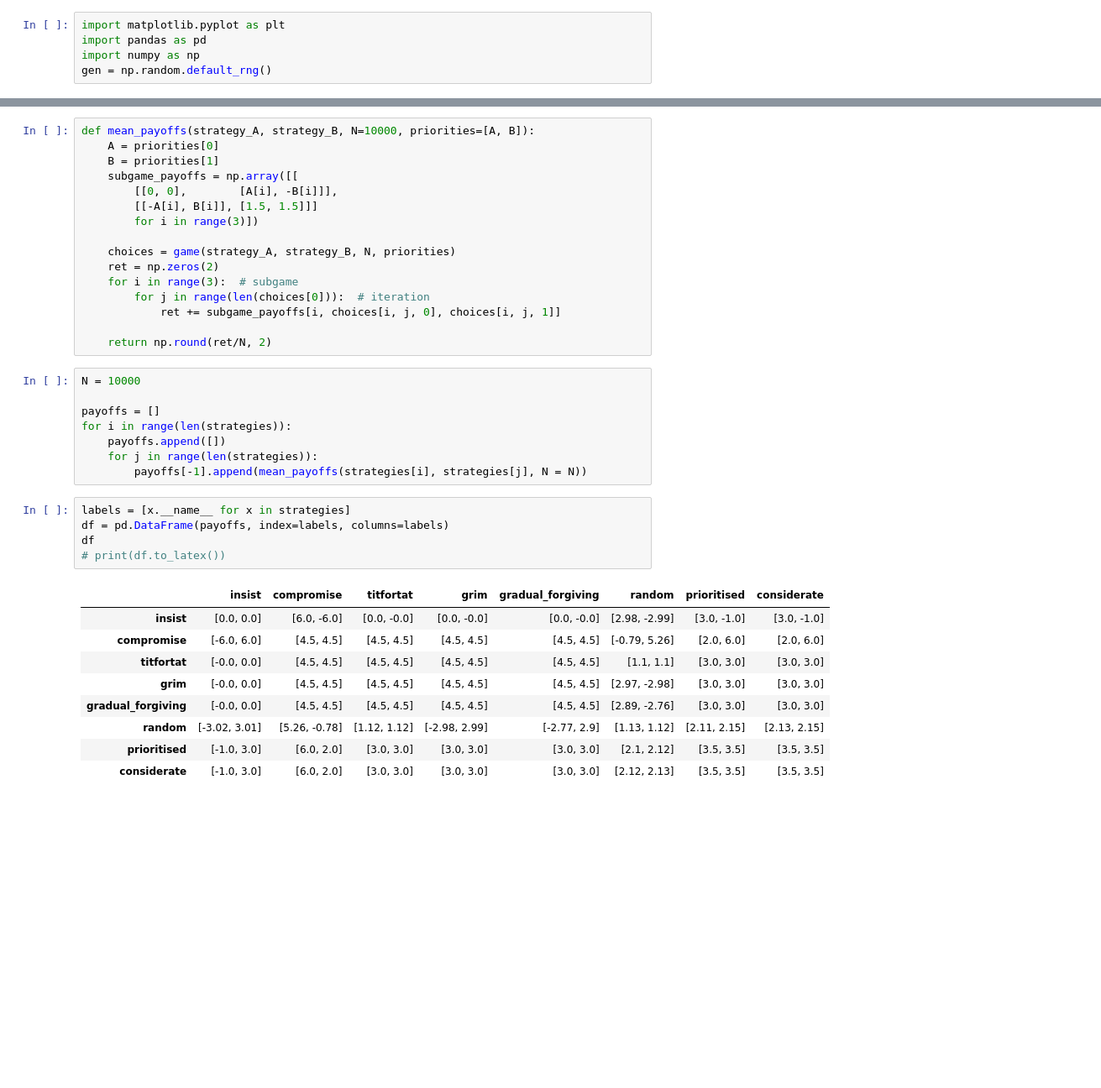
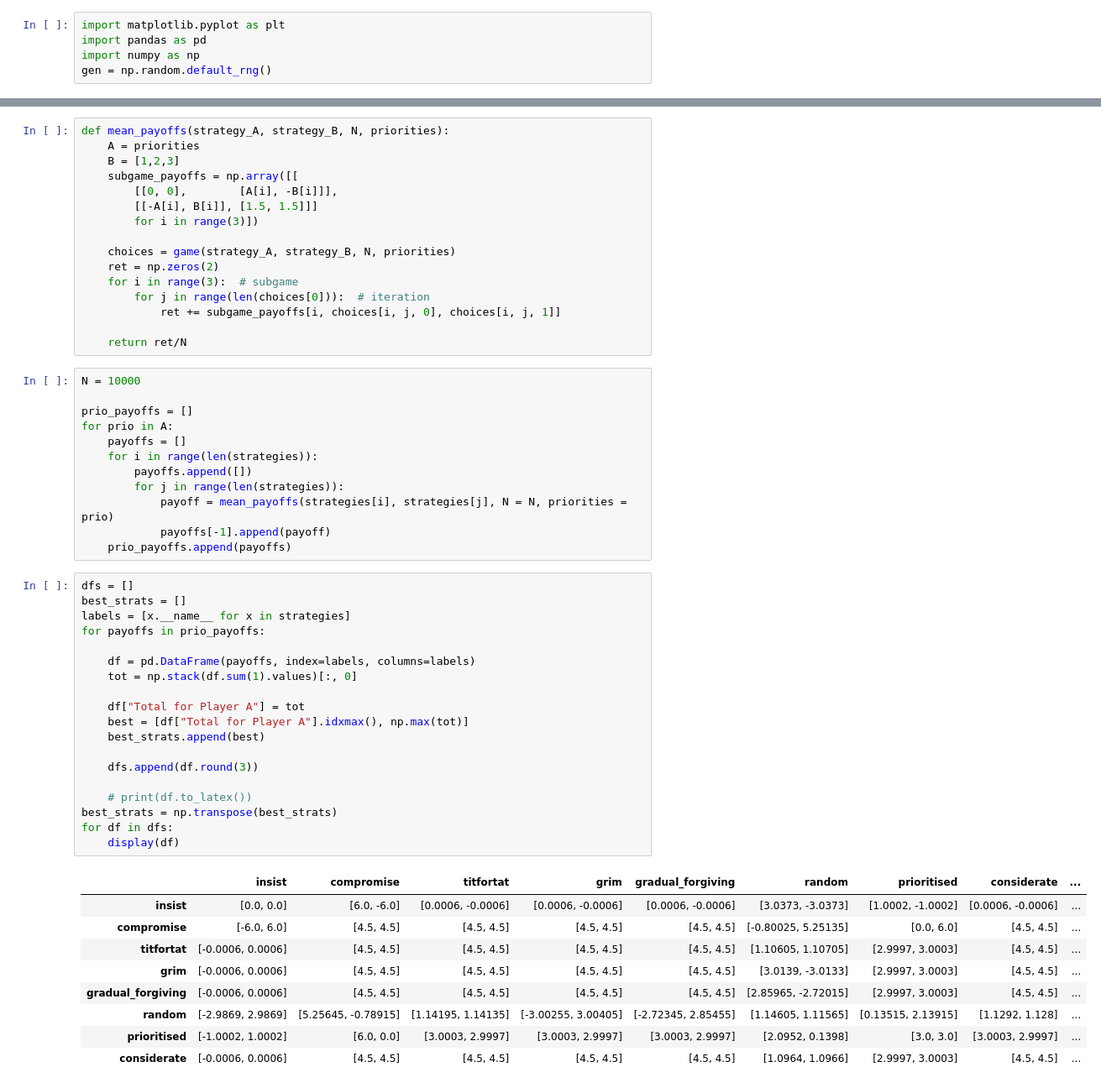
Before and after one commit to naqib-a/MATH-70141, a Jupyter notebook: CW/iterated game.ipynb, the cells around one changed output, grey strips where cells are left out. Shown: that part at 84% size. Drawn from its saved outputs; the diff is of its cells as text; blank space fills up the shorter version.

```diff
--- a/CW/iterated game.ipynb
+++ b/CW/iterated game.ipynb
@@ -82,7 +81,7 @@ plt.show()
 # %%
-def mean_payoffs(strategy_A, strategy_B, N=10000, priorities=[A, B]):
-    A = priorities[0]
-    B = priorities[1]
+def mean_payoffs(strategy_A, strategy_B, N, priorities):
+    A = priorities
+    B = [1,2,3]
     subgame_payoffs = np.array([[
         [[0, 0],        [A[i], -B[i]]],
         [[-A[i], B[i]], [1.5, 1.5]]]
@@ -94,27 +93,45 @@ def mean_payoffs(strategy_A, strategy_B, N=10000, priorities=[A, B]):
         for j in range(len(choices[0])):  # iteration
             ret += subgame_payoffs[i, choices[i, j, 0], choices[i, j, 1]]
 
-    return np.round(ret/N, 2)
+    return ret/N
 # %%
 N = 10000
 
-payoffs = []
-for i in range(len(strategies)):
-    payoffs.append([])
-    for j in range(len(strategies)):
-        payoffs[-1].append(mean_payoffs(strategies[i], strategies[j], N = N))
+prio_payoffs = []
+for prio in A:
+    payoffs = []
+    for i in range(len(strategies)):
+        payoffs.append([])
+        for j in range(len(strategies)):
+            payoff = mean_payoffs(strategies[i], strategies[j], N = N, priorities = prio)
+            payoffs[-1].append(payoff)
+    prio_payoffs.append(payoffs)
-# %%
-labels = [x.__name__ for x in strategies]
-df = pd.DataFrame(payoffs, index=labels, columns=labels)
-df
-# print(df.to_latex())
-# %% [output]
-|  | insist | compromise | titfortat | grim | gradual_forgiving | random | prioritised | considerate |
-| insist | [0.0, 0.0] | [6.0, -6.0] | [0.0, -0.0] | [0.0, -0.0] | [0.0, -0.0] | [2.98, -2.99] | [3.0, -1.0] | [3.0, -1.0] |
-| compromise | [-6.0, 6.0] | [4.5, 4.5] | [4.5, 4.5] | [4.5, 4.5] | [4.5, 4.5] | [-0.79, 5.26] | [2.0, 6.0] | [2.0, 6.0] |
-| titfortat | [-0.0, 0.0] | [4.5, 4.5] | [4.5, 4.5] | [4.5, 4.5] | [4.5, 4.5] | [1.1, 1.1] | [3.0, 3.0] | [3.0, 3.0] |
-| grim | [-0.0, 0.0] | [4.5, 4.5] | [4.5, 4.5] | [4.5, 4.5] | [4.5, 4.5] | [2.97, -2.98] | [3.0, 3.0] | [3.0, 3.0] |
-| gradual_forgiving | [-0.0, 0.0] | [4.5, 4.5] | [4.5, 4.5] | [4.5, 4.5] | [4.5, 4.5] | [2.89, -2.76] | [3.0, 3.0] | [3.0, 3.0] |
-| random | [-3.02, 3.01] | [5.26, -0.78] | [1.12, 1.12] | [-2.98, 2.99] | [-2.77, 2.9] | [1.13, 1.12] | [2.11, 2.15] | [2.13, 2.15] |
-| prioritised | [-1.0, 3.0] | [6.0, 2.0] | [3.0, 3.0] | [3.0, 3.0] | [3.0, 3.0] | [2.1, 2.12] | [3.5, 3.5] | [3.5, 3.5] |
-| considerate | [-1.0, 3.0] | [6.0, 2.0] | [3.0, 3.0] | [3.0, 3.0] | [3.0, 3.0] | [2.12, 2.13] | [3.5, 3.5] | [3.5, 3.5] |
+# %%
+dfs = []
+best_strats = []
+labels = [x.__name__ for x in strategies]
+for payoffs in prio_payoffs:
+
+    df = pd.DataFrame(payoffs, index=labels, columns=labels)
+    tot = np.stack(df.sum(1).values)[:, 0]
+
+    df["Total for Player A"] = tot
+    best = [df["Total for Player A"].idxmax(), np.max(tot)]
+    best_strats.append(best)
+
+    dfs.append(df.round(3))
+
+    # print(df.to_latex())
+best_strats = np.transpose(best_strats)
+for df in dfs:
+    display(df)
+# %% [output]
+|  | insist | compromise | titfortat | grim | gradual_forgiving | random | prioritised | considerate | ... |
+| insist | [0.0, 0.0] | [6.0, -6.0] | [0.0006, -0.0006] | [0.0006, -0.0006] | [0.0006, -0.0006] | [3.0373, -3.0373] | [1.0002, -1.0002] | [0.0006, -0.0006] | ... |
+| compromise | [-6.0, 6.0] | [4.5, 4.5] | [4.5, 4.5] | [4.5, 4.5] | [4.5, 4.5] | [-0.80025, 5.25135] | [0.0, 6.0] | [4.5, 4.5] | ... |
+| titfortat | [-0.0006, 0.0006] | [4.5, 4.5] | [4.5, 4.5] | [4.5, 4.5] | [4.5, 4.5] | [1.10605, 1.10705] | [2.9997, 3.0003] | [4.5, 4.5] | ... |
+| grim | [-0.0006, 0.0006] | [4.5, 4.5] | [4.5, 4.5] | [4.5, 4.5] | [4.5, 4.5] | [3.0139, -3.0133] | [2.9997, 3.0003] | [4.5, 4.5] | ... |
+| gradual_forgiving | [-0.0006, 0.0006] | [4.5, 4.5] | [4.5, 4.5] | [4.5, 4.5] | [4.5, 4.5] | [2.85965, -2.72015] | [2.9997, 3.0003] | [4.5, 4.5] | ... |
+| random | [-2.9869, 2.9869] | [5.25645, -0.78915] | [1.14195, 1.14135] | [-3.00255, 3.00405] | [-2.72345, 2.85455] | [1.14605, 1.11565] | [0.13515, 2.13915] | [1.1292, 1.128] | ... |
+| prioritised | [-1.0002, 1.0002] | [6.0, 0.0] | [3.0003, 2.9997] | [3.0003, 2.9997] | [3.0003, 2.9997] | [2.0952, 0.1398] | [3.0, 3.0] | [3.0003, 2.9997] | ... |
+| considerate | [-0.0006, 0.0006] | [4.5, 4.5] | [4.5, 4.5] | [4.5, 4.5] | [4.5, 4.5] | [1.0964, 1.0966] | [2.9997, 3.0003] | [4.5, 4.5] | ... |
```
Also changed, not shown: parts of 12 cells of this notebook.
